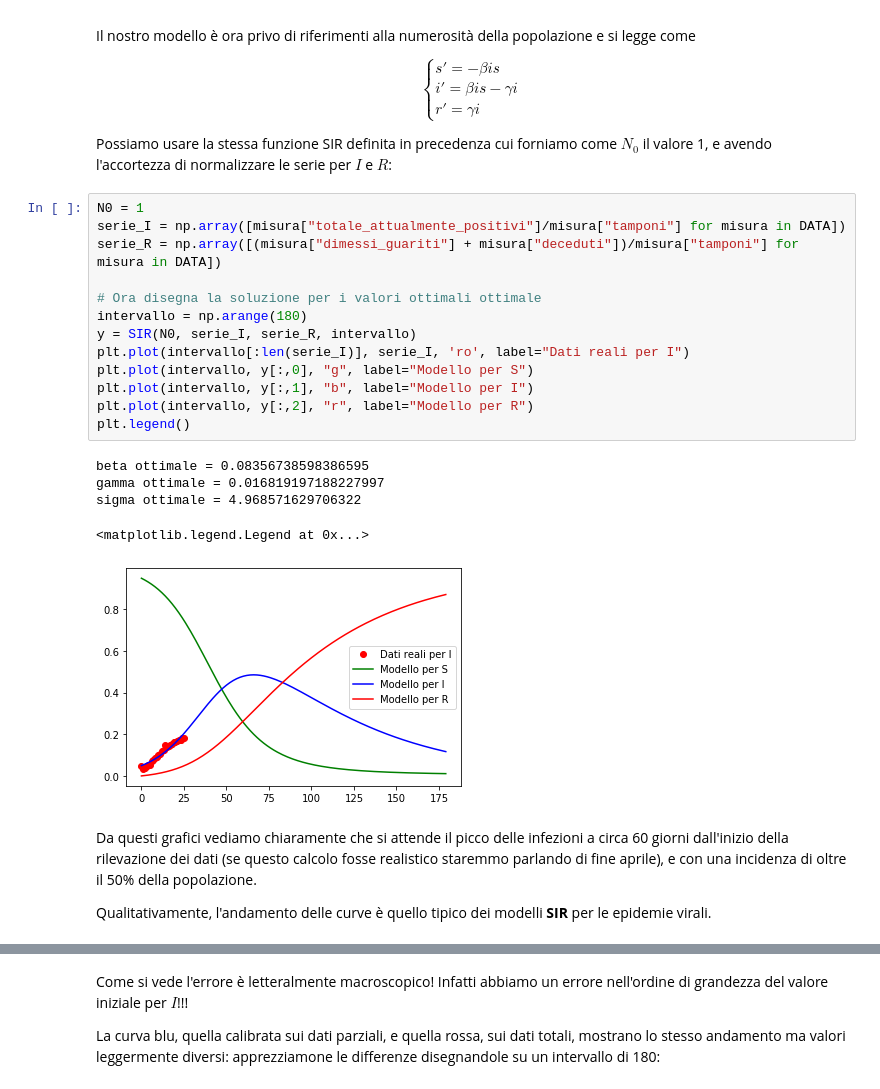
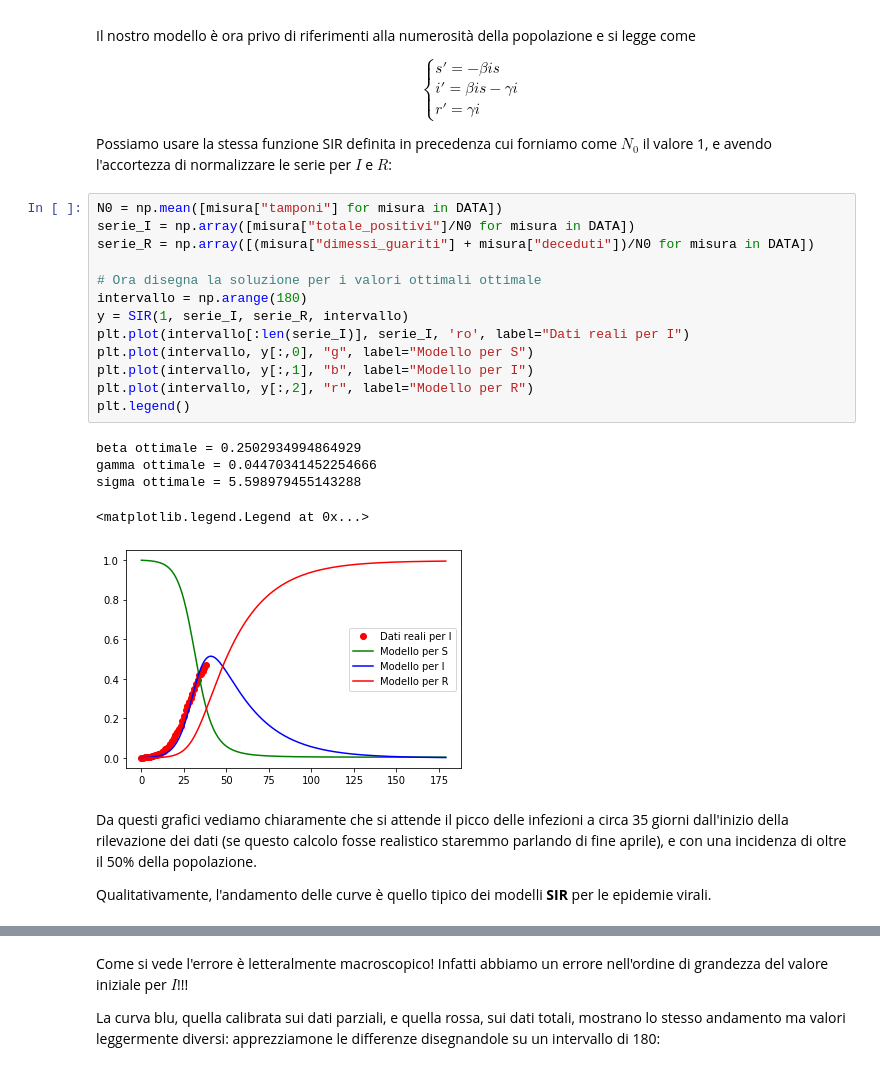
Before and after one commit to pcaressa/note-epidemie, a Jupyter notebook: epidemie.ipynb, the cells around one changed output, grey strips where cells are left out. Saved outputs shown, nothing was run; the diff lists cells and outputs as text.

```diff
--- a/epidemie.ipynb
+++ b/epidemie.ipynb
@@ -657,26 +681,26 @@ $$
 
 Possiamo usare la stessa funzione SIR definita in precedenza cui forniamo come $N_0$ il valore 1, e avendo l'accortezza di normalizzare le serie per $I$ e $R$:
 # %%
-N0 = 1
-serie_I = np.array([misura["totale_attualmente_positivi"]/misura["tamponi"] for misura in DATA])
-serie_R = np.array([(misura["dimessi_guariti"] + misura["deceduti"])/misura["tamponi"] for misura in DATA])
+N0 = np.mean([misura["tamponi"] for misura in DATA])
+serie_I = np.array([misura["totale_positivi"]/N0 for misura in DATA])
+serie_R = np.array([(misura["dimessi_guariti"] + misura["deceduti"])/N0 for misura in DATA])
 
 # Ora disegna la soluzione per i valori ottimali ottimale
 intervallo = np.arange(180)
-y = SIR(N0, serie_I, serie_R, intervallo)
+y = SIR(1, serie_I, serie_R, intervallo)
 plt.plot(intervallo[:len(serie_I)], serie_I, 'ro', label="Dati reali per I")
 plt.plot(intervallo, y[:,0], "g", label="Modello per S")
 plt.plot(intervallo, y[:,1], "b", label="Modello per I")
 plt.plot(intervallo, y[:,2], "r", label="Modello per R")
 plt.legend()
 # %% [output]
-beta ottimale = 0.08356738598386595
-gamma ottimale = 0.016819197188227997
-sigma ottimale = 4.968571629706322
+beta ottimale = 0.2502934994864929
+gamma ottimale = 0.04470341452254666
+sigma ottimale = 5.598979455143288
 <matplotlib.legend.Legend at 0x...>
-[figure, old version]
+[figure, new version]
 # %% [markdown]
-Da questi grafici vediamo chiaramente che si attende il picco delle infezioni a circa 60 giorni dall'inizio della rilevazione dei dati (se questo calcolo fosse realistico staremmo parlando di fine aprile), e con una incidenza di oltre il 50% della popolazione.
+Da questi grafici vediamo chiaramente che si attende il picco delle infezioni a circa 35 giorni dall'inizio della rilevazione dei dati (se questo calcolo fosse realistico staremmo parlando di fine aprile), e con una incidenza di oltre il 50% della popolazione.
 
 Qualitativamente, l'andamento delle curve è quello tipico dei modelli **SIR** per le epidemie virali.
 # %% [markdown]
```
Also changed, not shown: parts of 16 cells of this notebook.
